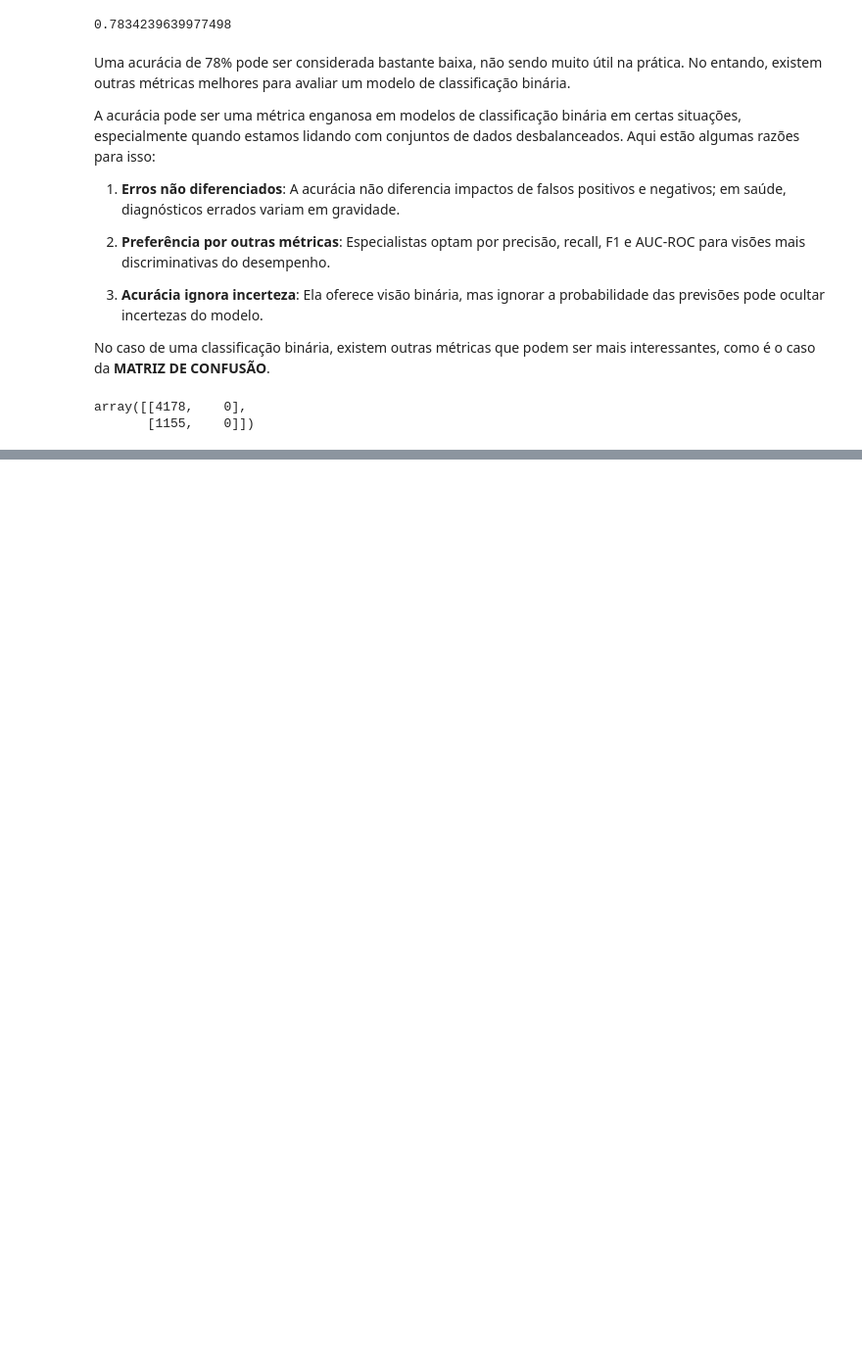
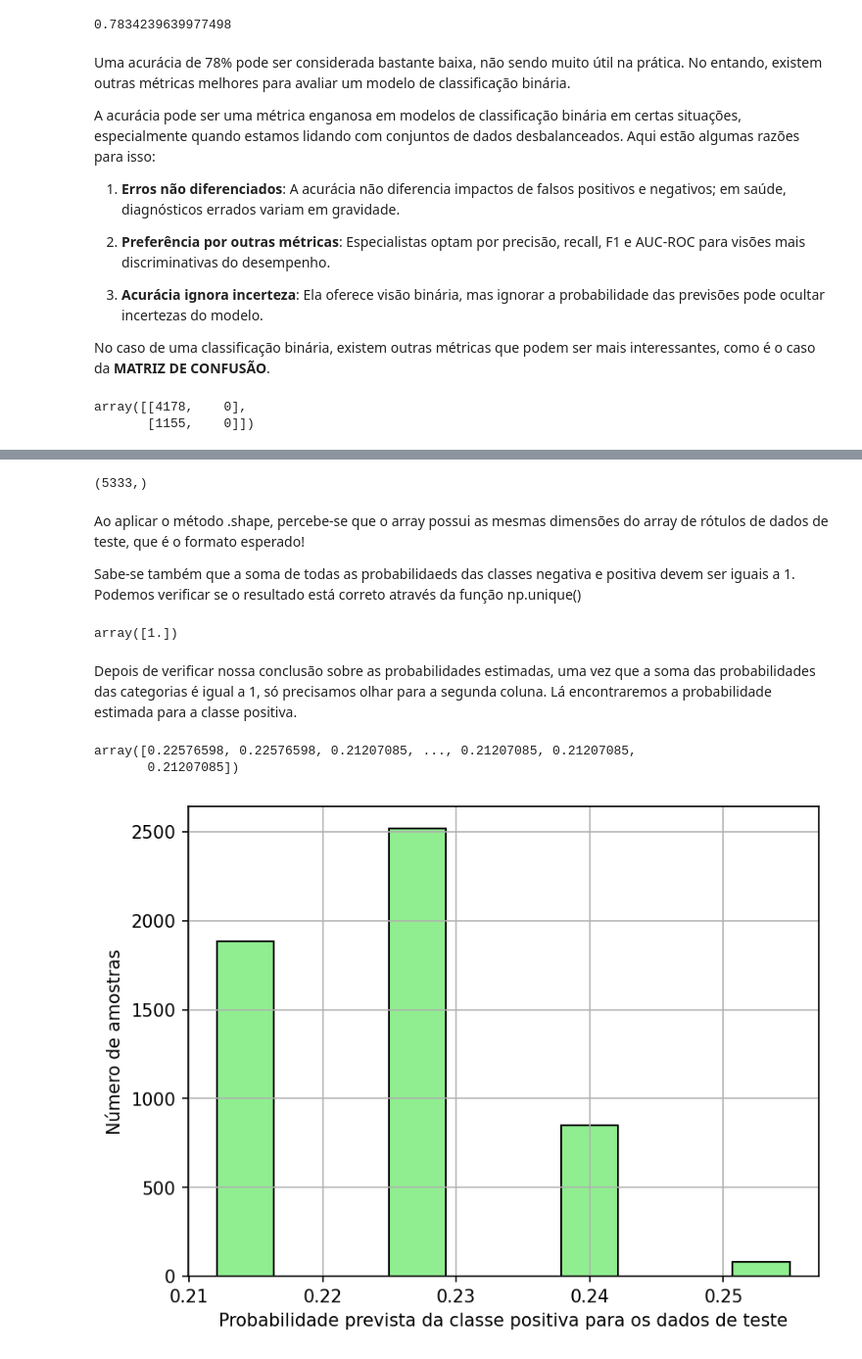
Before and after one commit to marcosvnespolo/Previsao_Inadimplencia, a Jupyter notebook: Previsão_Inadimplência.ipynb, the cells around one changed output, grey strips where cells are left out. Shown at 98% size. Saved outputs shown, nothing was run; the diff lists cells and outputs as text; code cells hidden in the pictures; blank space fills up the shorter version.

Commit message:
Analisando as Probabilidades Previstas

```diff
--- a/Previsão_Inadimplência.ipynb
+++ b/Previsão_Inadimplência.ipynb
@@ -1064,0 +1073,3 @@ array([[4178,    0],
+# %%
+y_pred_proba = lr.predict_proba(X_test)
+y_pred_proba
@@ -1064,0 +1095,28 @@ array([[4178,    0],
+# %%
+prob_sum.shape
+# %% [output]
+(5333,)
+# %% [markdown]
+Ao aplicar o método .shape, percebe-se que o array possui as mesmas dimensões do array de rótulos de dados de teste, que é o formato esperado!
+
+Sabe-se também que a soma de todas as probabilidaeds das classes negativa e positiva devem ser iguais a 1. Podemos verificar se o resultado está correto através da função np.unique()
+# %%
+np.unique(prob_sum)
+# %% [output]
+array([1.])
+# %% [markdown]
+Depois de verificar nossa conclusão sobre as probabilidades estimadas, uma vez que a soma das probabilidades das categorias é igual a 1, só precisamos olhar para a segunda coluna. Lá encontraremos a probabilidade estimada para a classe positiva.
+# %%
+pos_proba = y_pred_proba[:,1]
+pos_proba
+# %% [output]
+array([0.22576598, 0.22576598, 0.21207085, ..., 0.21207085, 0.21207085,
+       0.21207085])
+# %%
+mpl.rcParams['font.size'] = 10
+plt.hist(pos_proba, color='lightgreen', edgecolor='black')
+plt.xlabel('Probabilidade prevista da classe positiva para os dados de teste')
+plt.ylabel('Número de amostras')
+plt.grid()
+# %% [output]
+[figure, added]
```
Also changed, not shown: parts of 9 cells of this notebook.
